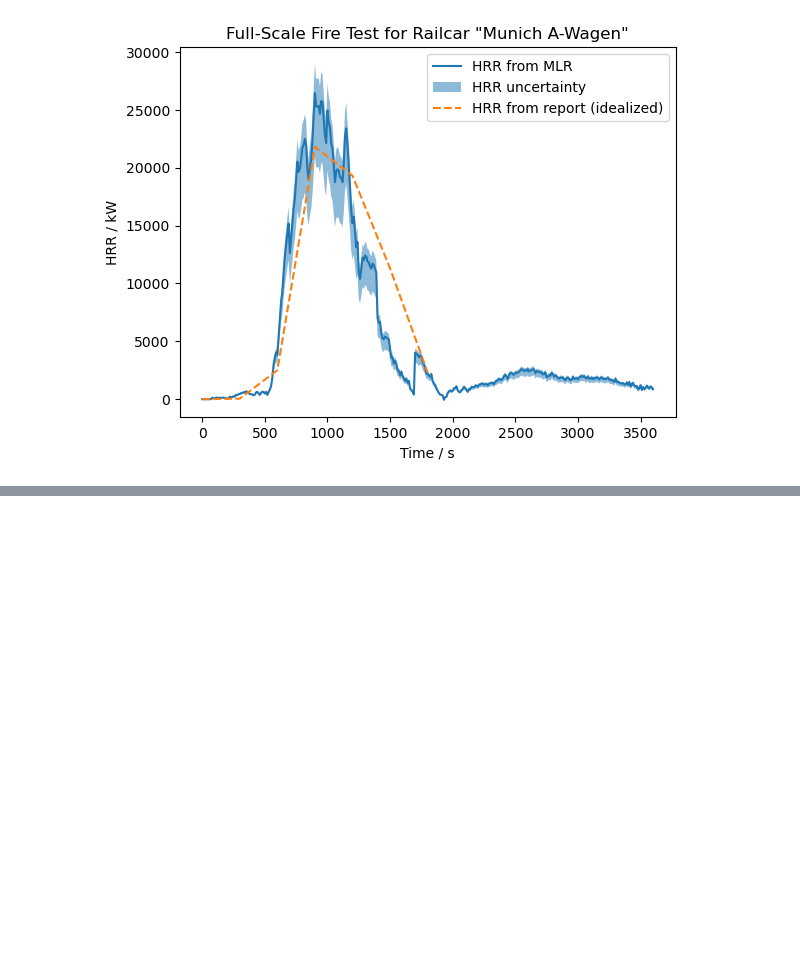
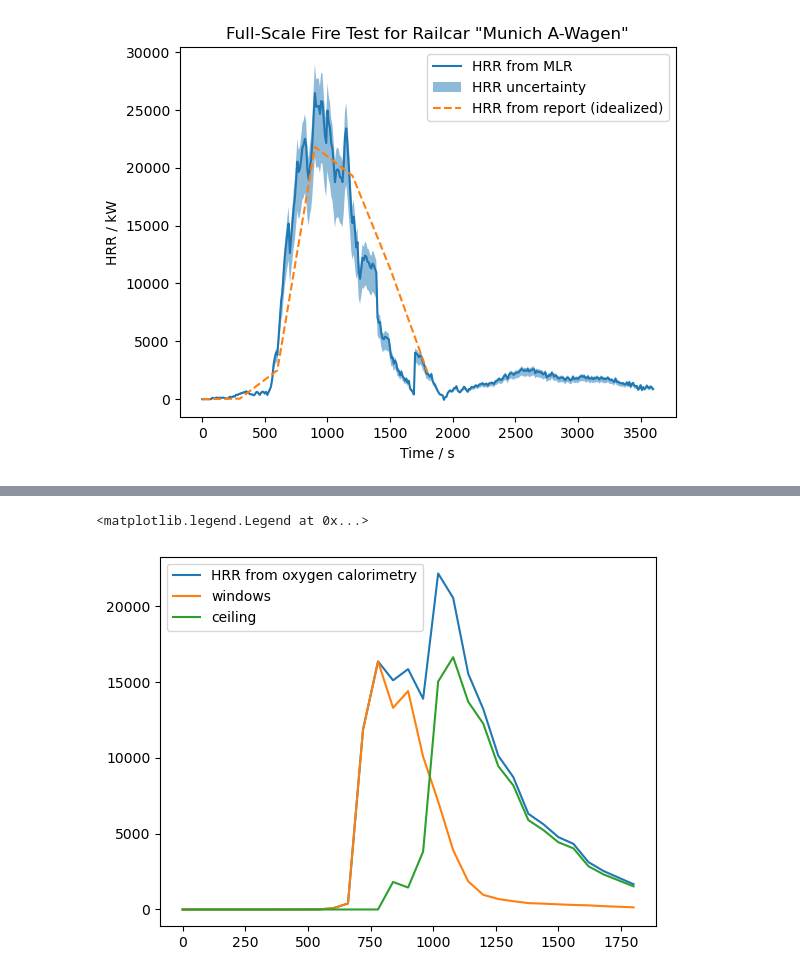
Before and after one commit to openbcl/railcar, a Jupyter notebook: full-scale fire test/full-scale fire test.ipynb, the cells around one changed output, grey strips where cells are left out. Drawn from its saved outputs; the diff is of its cells as text; code cells hidden in the pictures; blank space fills up the shorter version.

```diff
--- a/full-scale fire test/full-scale fire test.ipynb
+++ b/full-scale fire test/full-scale fire test.ipynb
@@ -93,0 +120,3 @@ export.to_csv("full-scale fire test.csv")
+# %%
+hrrs = pd.read_excel('Auswahl_HRR.xlsx',0).dropna()
+hrrs.tail()
@@ -93,0 +130,8 @@ export.to_csv("full-scale fire test.csv")
+# %%
+plt.plot(hrrs["Zeit"]*60,hrrs["HRR-rauch"],label="HRR from oxygen calorimetry")
+plt.plot(hrrs["Zeit"]*60,hrrs["Q-fe"],label="windows")
+plt.plot(hrrs["Zeit"]*60,hrrs["Q-da"],label="ceiling")
+plt.legend()
+# %% [output]
+<matplotlib.legend.Legend at 0x...>
+[figure, added]
```
Also changed, not shown: parts of 11 cells of this notebook, 1 other file.
